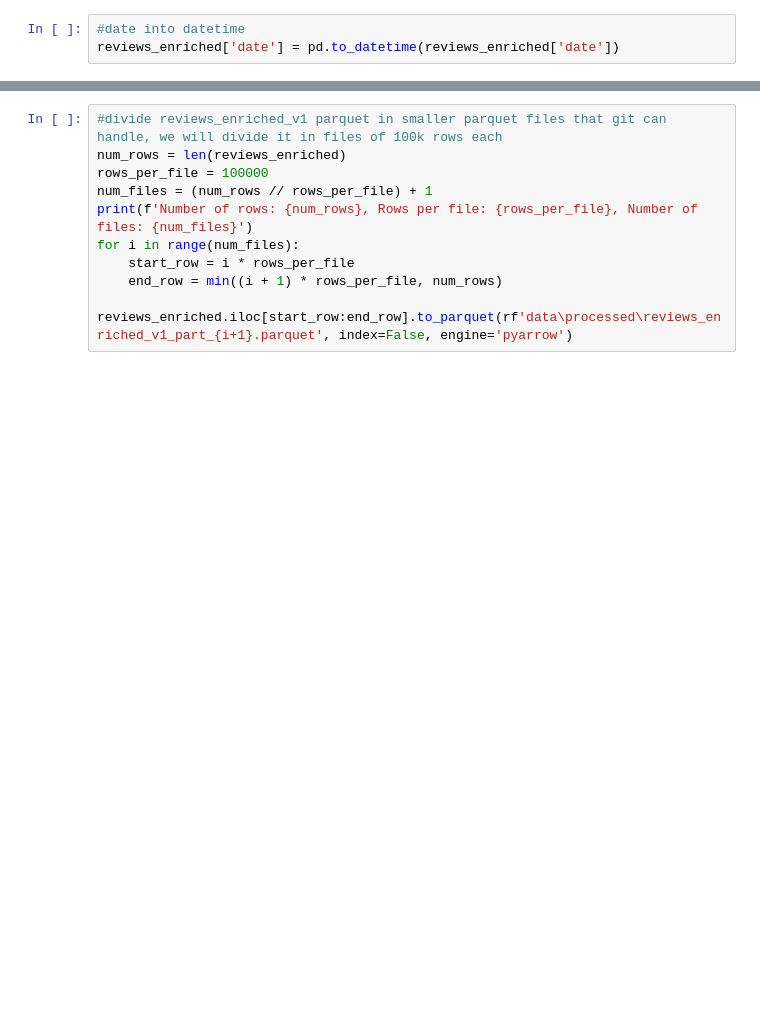
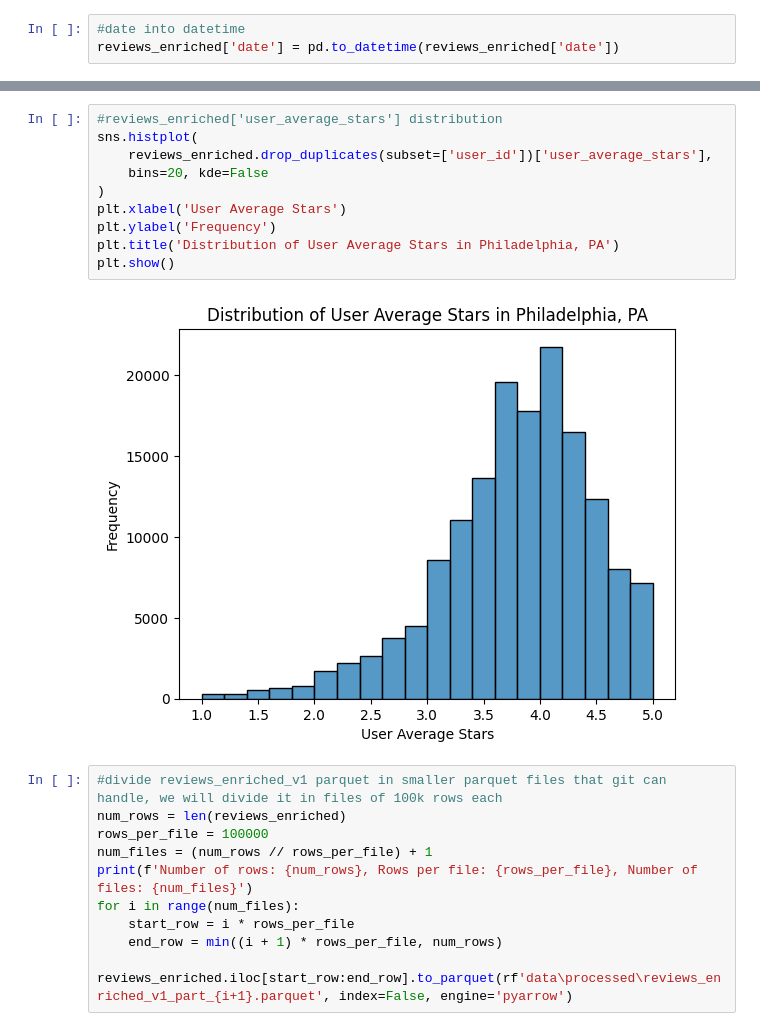
Before and after one commit to salvadordiazzz/BigData, a Jupyter notebook: cleaning.ipynb, the cells around one changed output, grey strips where cells are left out. Saved outputs shown, nothing was run; the diff lists cells and outputs as text; blank space fills up the shorter version.

```diff
--- a/cleaning.ipynb
+++ b/cleaning.ipynb
@@ -472,3 +514,15 @@ ValueError: invalid literal for int() with base 10: '10.0': Error while type cas
+# %%
+#reviews_enriched['user_average_stars'] distribution
+sns.histplot(
+    reviews_enriched.drop_duplicates(subset=['user_id'])['user_average_stars'],
+    bins=20, kde=False
+)
+plt.xlabel('User Average Stars')
+plt.ylabel('Frequency')
+plt.title('Distribution of User Average Stars in Philadelphia, PA')
+plt.show()
+# %% [output]
+[figure, added]
 # %%
 #divide reviews_enriched_v1 parquet in smaller parquet files that git can handle, we will divide it in files of 100k rows each
 num_rows = len(reviews_enriched)
```
Also changed, not shown: parts of 4 cells of this notebook.
